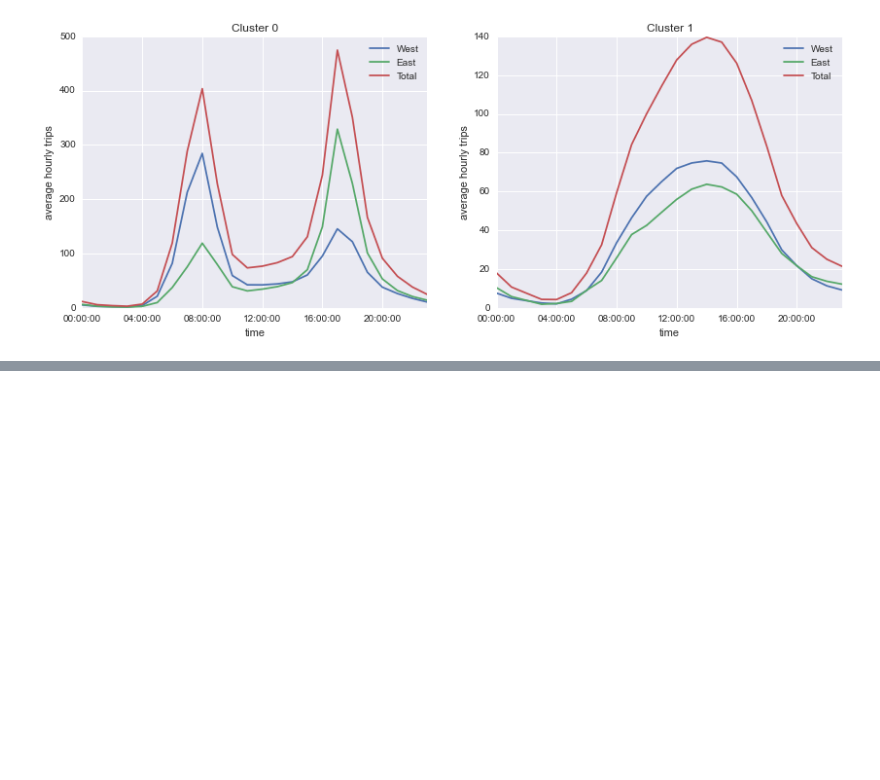
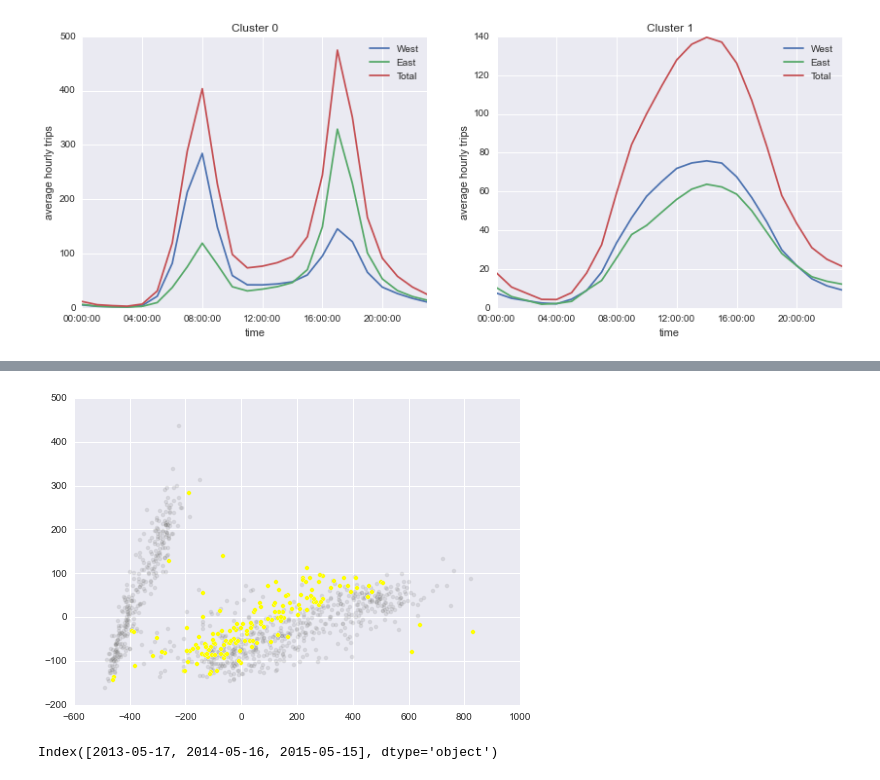
Before and after one commit to ankitbhagat25/Analysis-of-Seattle-bicycle-and-pedestrian-count-data, a Jupyter notebook: fremont_bridge_workhabits.ipynb, the cells around one changed output, grey strips where cells are left out. Saved outputs shown, nothing was run; the diff lists cells and outputs as text; code cells hidden in the pictures; blank space fills up the shorter version.

```diff
--- a/fremont_bridge_workhabits.ipynb
+++ b/fremont_bridge_workhabits.ipynb
@@ -121,0 +201,11 @@ array([0, 1, 2, 3, 4, 5])
+# %%
+fridays = (dayofweek == 4)
+plt.scatter(Xpca[:, 0], Xpca[:, 1], c='gray', alpha=0.2)
+plt.scatter(Xpca[fridays, 0], Xpca[fridays, 1], c='yellow');
+# %% [output]
+[figure, added]
+# %%
+weird_fridays = pivoted.index[fridays & (Xpca[:, 0] > 600)]
+weird_fridays
+# %% [output]
+Index([2013-05-17, 2014-05-16, 2015-05-15], dtype='object')
```
Also changed, not shown: parts of 13 cells of this notebook, 1 other file.
